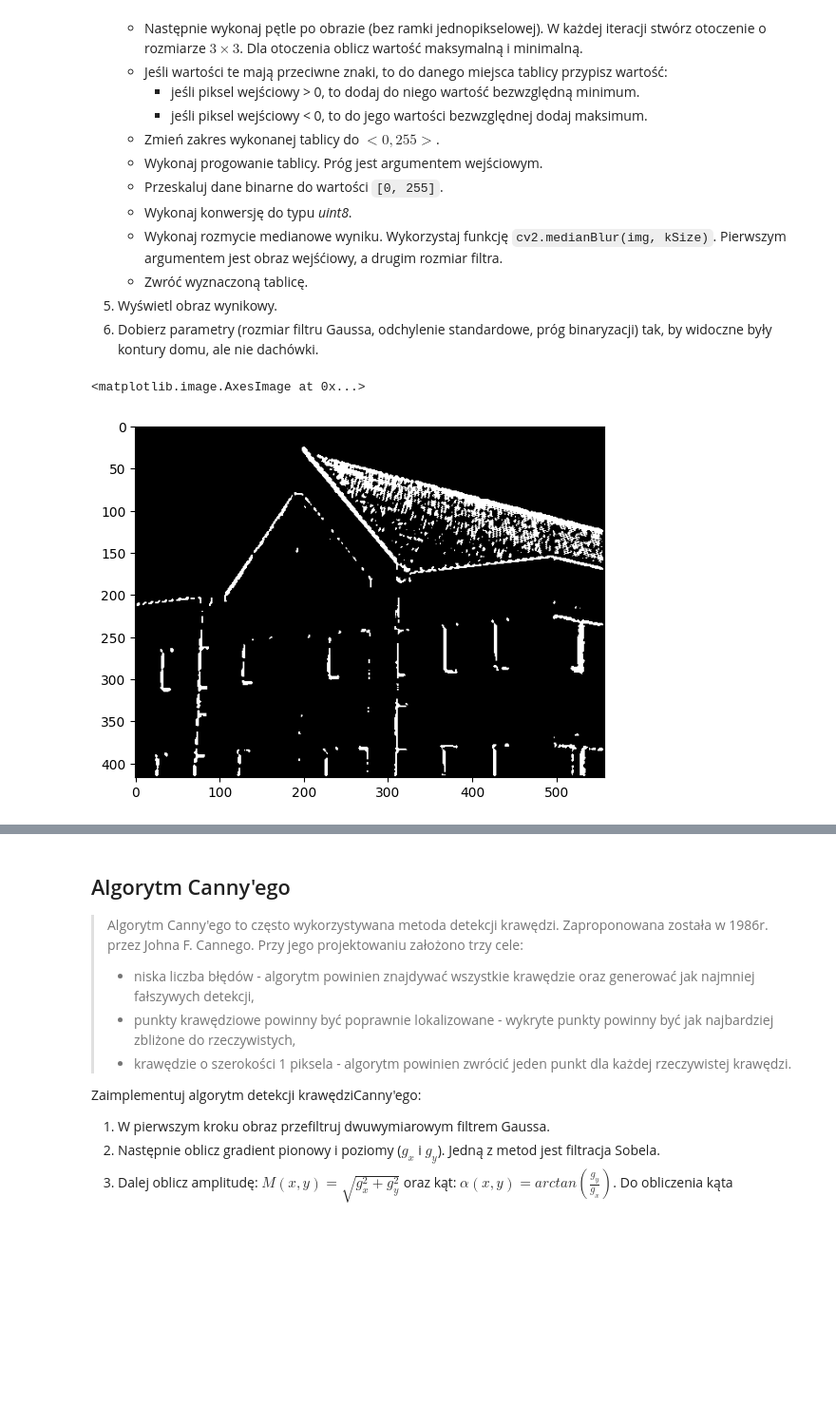
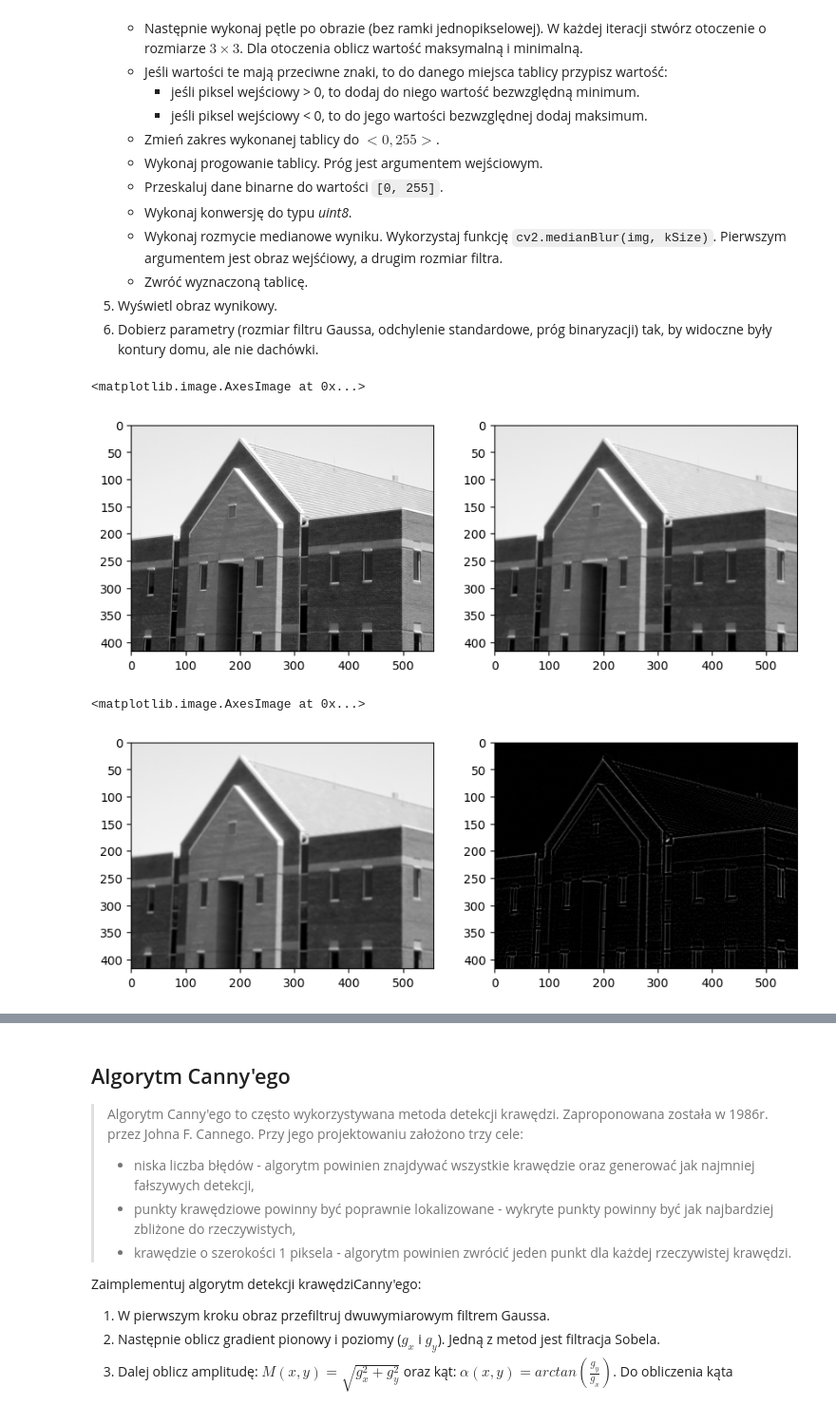
Before and after one commit to maciejbobrek/Image-Processing, a Jupyter notebook: Przetwarzanie Obrazów Cyfrowych/lab9/09_Canny.ipynb, the cells around one changed output, grey strips where cells are left out. Shown at 95% size. Cells and saved outputs as stored; diff of their text form; code cells hidden in the pictures; blank space fills up the shorter version.

```diff
--- a/Przetwarzanie Obrazów Cyfrowych/lab9/09_Canny.ipynb
+++ b/Przetwarzanie Obrazów Cyfrowych/lab9/09_Canny.ipynb
@@ -80,35 +80,13 @@ for fileName in fileNames:
   if not os.path.exists(fileName):
       r = requests.get(url + fileName, allow_redirects=True)
       open(fileName, 'wb').write(r.content)
-
-dom = cv2.imread("dom.png", cv2.IMREAD_GRAYSCALE)
-
-dom_gauss = cv2.GaussianBlur(dom, (3, 3), 0)
-dom_log = cv2.Laplacian(dom_gauss, cv2.CV_32F)
-plt.imshow(dom_log, 'gray')
-
-
-def crossing(LoG, thr):
-    output = np.zeros(LoG.shape)
-    for i in range(1, LoG.shape[0] - 1):
-        for j in range(1, LoG.shape[1] - 1):
-            window = LoG[i - 1:i + 2, j - 1:j + 2]
-            max_val = np.max(window)
-            min_val = np.min(window)
-            if max_val * min_val < 0:
-                if LoG[i, j] > 0:
-                    output[i, j] = LoG[i, j] + abs(min_val)
-                else:
-                    output[i, j] = abs(LoG[i, j]) + max_val
-
-    output = cv2.normalize(output, None, 0, 255, cv2.NORM_MINMAX, dtype=cv2.CV_8U)
-    output = cv2.threshold(output, thr, 255, cv2.THRESH_BINARY)
-    output = output[1]
-    output = cv2.medianBlur(output, 3)
-
-    return output
-
-plt.imshow(crossing(dom_log, 80), 'gray')
-# %% [output]
-<matplotlib.image.AxesImage at 0x...>
-[figure, removed]
+# %%
+dom = cv2.imread('dom.png', cv2.IMREAD_GRAYSCALE)
+domGauss = cv2.GaussianBlur(dom, (5, 5), 1)
+
+fig, axs = plt.subplots(1, 2, figsize=(10, 10))
+axs[0].imshow(dom, 'gray', vmin=0, vmax=255)
+axs[1].imshow(domGauss, 'gray', vmin=0, vmax=255)
+# %% [output]
+<matplotlib.image.AxesImage at 0x...>
+[figure, added]
@@ -114,0 +115,10 @@ plt.imshow(crossing(dom_log, 80), 'gray')
+# %%
+domGauss = cv2.GaussianBlur(dom, (GAUSS, GAUSS), SIGMA)
+domLaplacian = cv2.Laplacian(domGauss, cv2.CV_32F)
+
+fig, axs = plt.subplots(1, 2, figsize=(10, 10))
+axs[0].imshow(domGauss, 'gray', vmin=0, vmax=255)
+axs[1].imshow(domLaplacian, 'gray', vmin=0)
+# %% [output]
+<matplotlib.image.AxesImage at 0x...>
+[figure, added]
```
Also changed, not shown: parts of 16 cells of this notebook, 9 other files.
